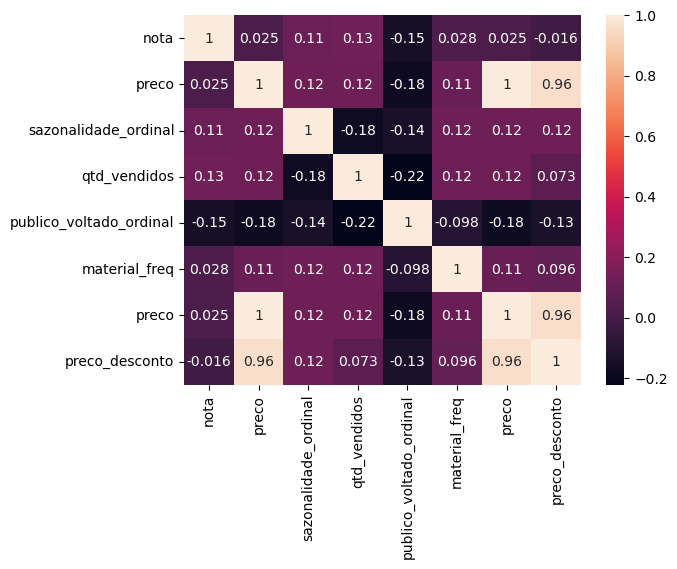
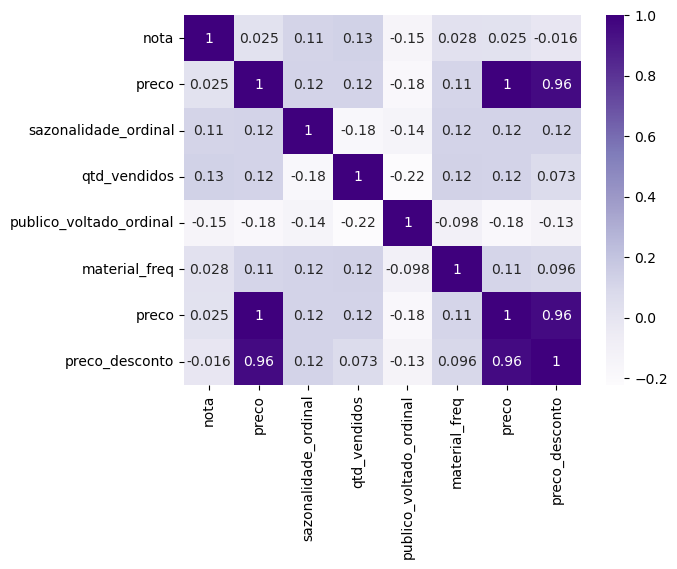
Code edit (unified diff) that turned the first committed figure into the second:
--- before
+++ after
@@ -1 +1 @@
-sns.heatmap(corr, annot=True)
+sns.heatmap(corr, cmap="Purples",annot=True)

Commit: Incluindo novos recursos